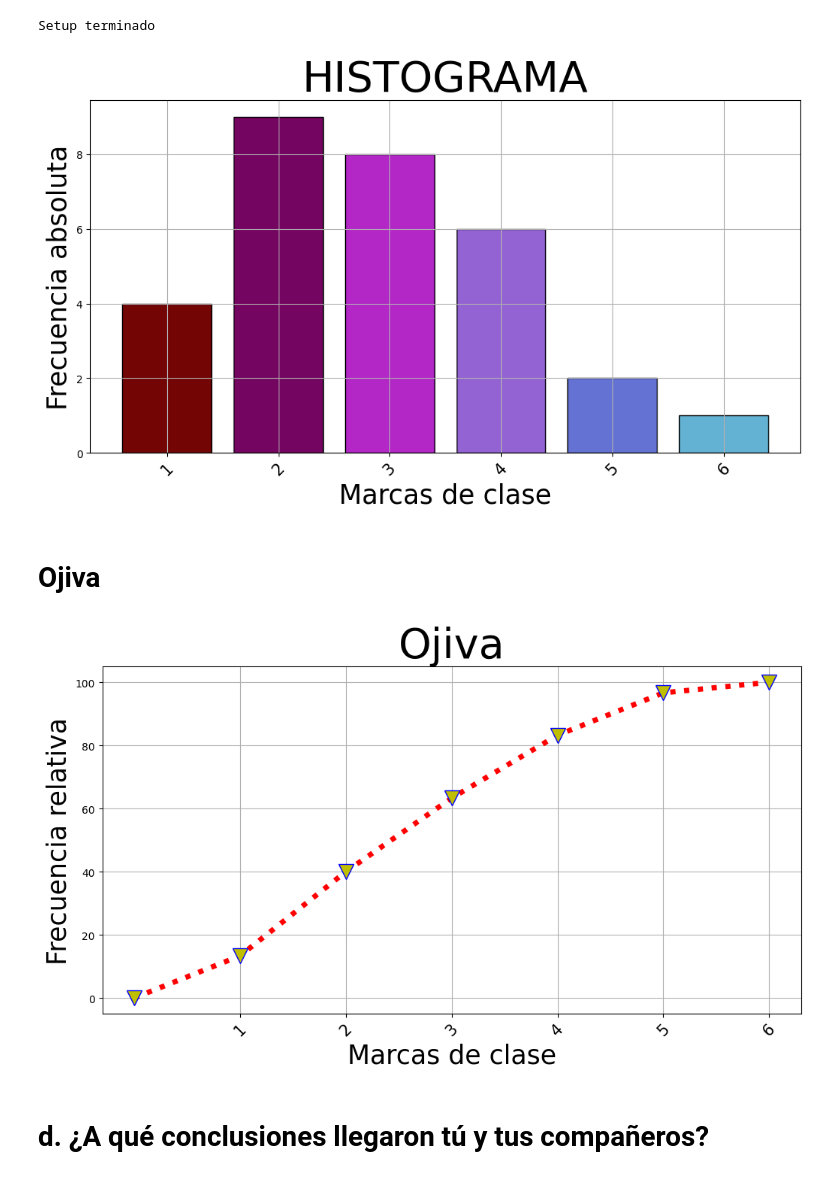
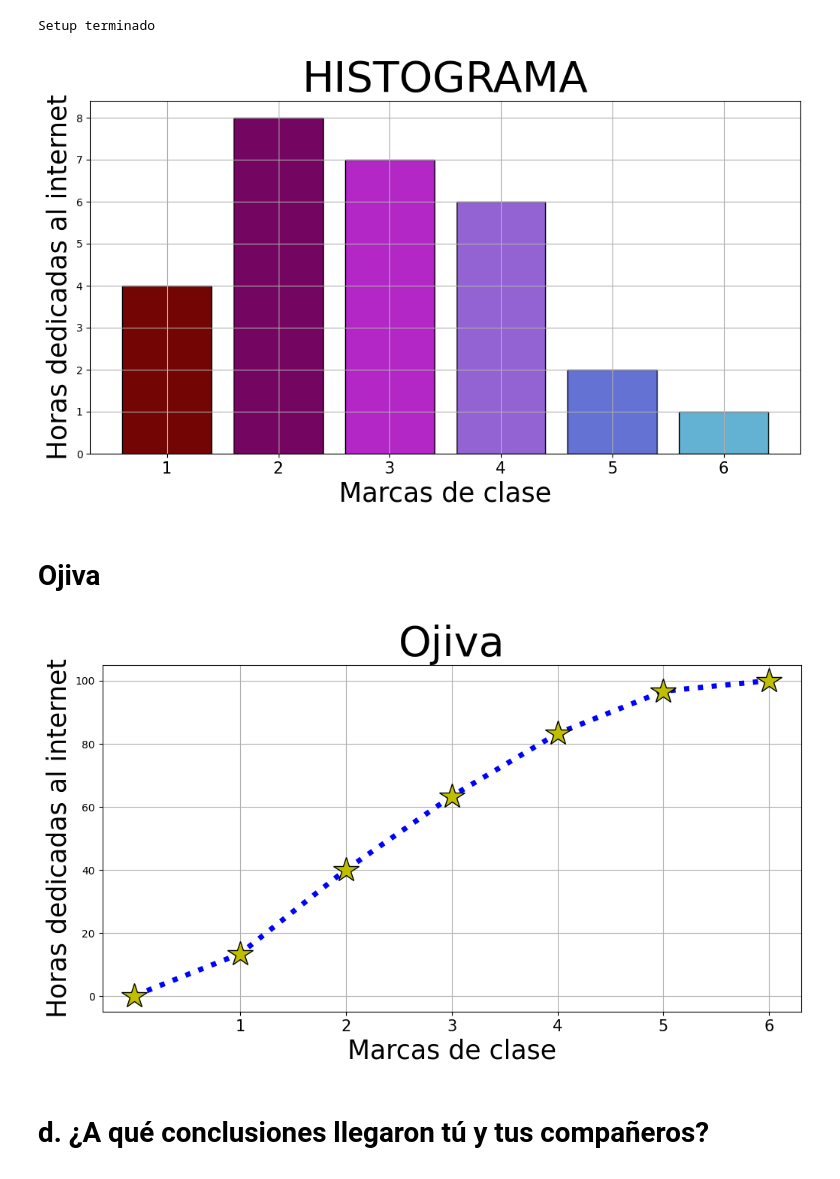
Before and after one commit to KleyderMurillo/Tabla_de_Frecuencias, a Jupyter notebook: ejercicio-8.ipynb, the cells around one changed output. Cells and saved outputs as stored; diff of their text form; code cells hidden in the pictures.

Commit message:
Kleyder Murillo Martinez
Se modifico la tabla para hacerla visualmente mas comodo, y tambien se cambio la tabla de datos agregando un encabezado

```diff
--- a/ejercicio-8.ipynb
+++ b/ejercicio-8.ipynb
@@ -137,24 +133,24 @@ Setup terminado
 # %%
 import matplotlib.pyplot as plt
 
 plt.figure(figsize=(12, 6))
 
 marcas_clase = ["0.9-1.95", "1.69-3.01", "3.02-4.07", "4.08-5.13", "5.14-6.19", "6.20-7.25"]
-frecuencia = [4, 9, 8, 6, 2, 1]
+frecuencia = [4, 8, 7, 6, 2, 1]
 marcas_textos = ["1", "2", "3","4", "5", "6"]
 
 plt.bar(marcas_clase, frecuencia,
         width=0.8,
         edgecolor="k",
         color=["#740505", "#740560", "#B227C6", "#9363D3", "#6372D3", "#63B1D3"])
-plt.xticks(marcas_clase, marcas_textos, fontsize= 15, rotation= 45)
+plt.xticks(marcas_clase, marcas_textos, fontsize= 15,)
 plt.title("HISTOGRAMA", fontsize=40)
 plt.xlabel("Marcas de clase", fontsize=25)
-plt.ylabel("Frecuencia absoluta", fontsize=25)
+plt.ylabel("Horas dedicadas al internet", fontsize=25)
 plt.grid(True)
 plt.show()
 # %% [output]
-[figure, old version]
+[figure, new version]
 # %% [markdown]
 # Ojiva
 # %%
@@ -175,17 +171,17 @@ marcas_textos = ["1", "2", "3","4", "5", "6"]
 # - Estilo de line puntedo ( linewidth = 5, color = "r", linestyle = ":"). https://matplotlib.org/stable/gallery/lines_bars_and_markers/linestyles.html
 # - Marcador con forma triangular (marker = "v"). https://matplotlib.org/stable/api/markers_api.html
 plt.plot(datos_x, datos_y,
-        linewidth = 5, color = "r", linestyle = ":",
-        marker = "v", markersize = 15, markeredgecolor = "b", markerfacecolor = "y")
+        linewidth = 5, color = "b", linestyle = ":",
+        marker = "*", markersize = 25, markeredgecolor = "black", markerfacecolor = "y")
 
-plt.xticks(marcas_clase , marcas_textos, fontsize= 15, rotation= 45)# Cambio de las marcas de clese del eje x de número a texto.
+plt.xticks(marcas_clase , marcas_textos, fontsize= 15)# Cambio de las marcas de clese del eje x de número a texto.
 plt.title("Ojiva", fontsize = 40) # Titulo
 plt.xlabel("Marcas de clase", fontsize = 25) # Etiqueta eje X
-plt.ylabel("Frecuencia relativa", fontsize = 25) # Etiqueta eje Y
+plt.ylabel("Horas dedicadas al internet", fontsize = 25) # Etiqueta eje Y
 plt.grid(True)#Cuatricula
 plt.show()#Se muestra gráfica en pantalla
 # %% [output]
-[figure, old version]
+[figure, new version]
 # %% [markdown]
 # d. ¿A qué conclusiones llegaron tú y tus compañeros?
 # %% [markdown]
```
Also changed, not shown: parts of 5 cells of this notebook, 3 other files.
